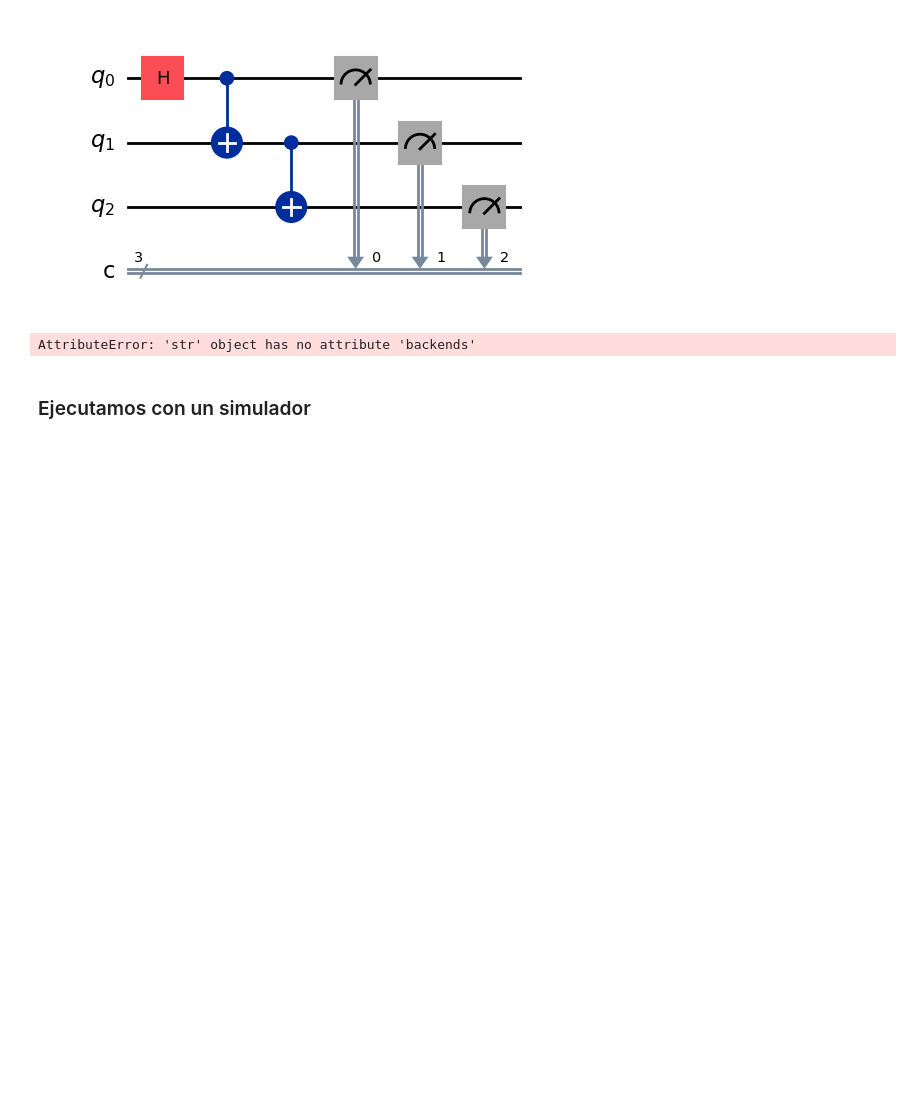
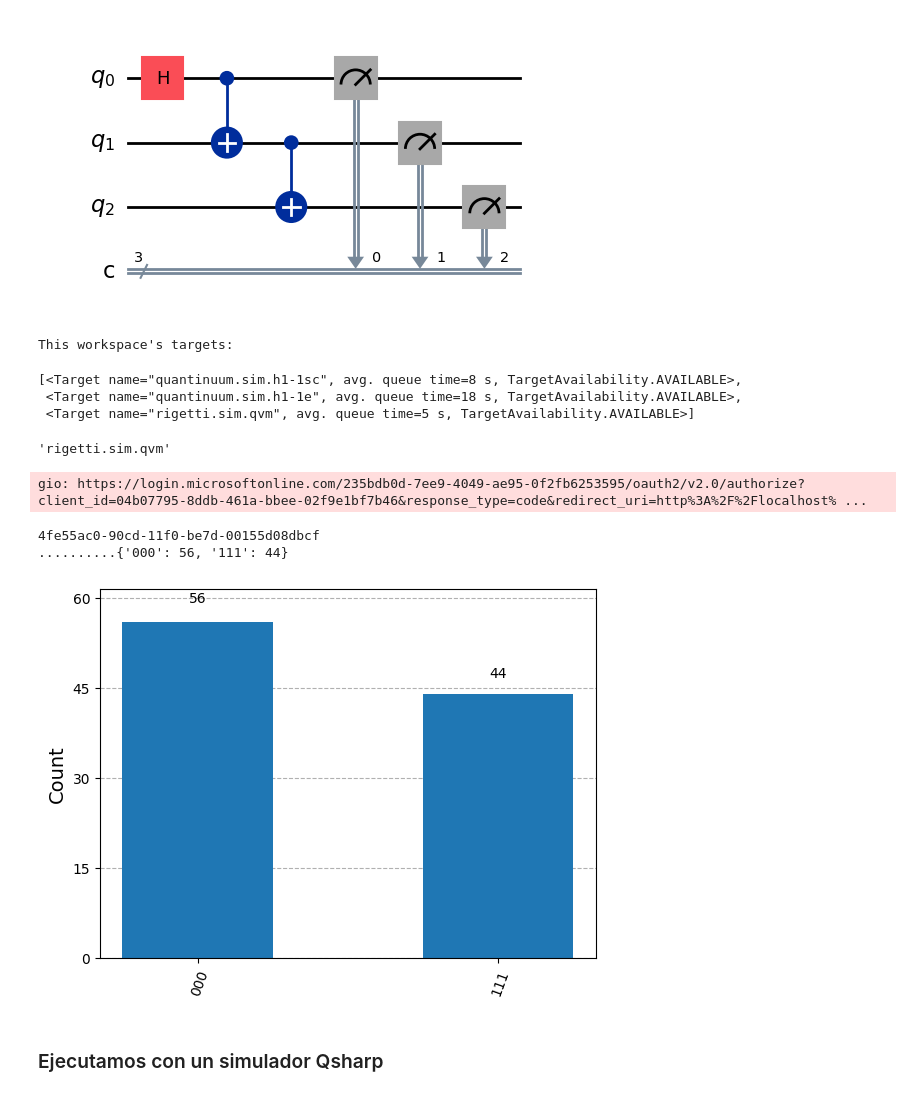
Before and after one commit to imardiego/pruebasQsharpAzureQuantum, a Jupyter notebook: enviarQiskitAzureQuantum.ipynb, the cells around one changed output. Cells and saved outputs as stored; diff of their text form; code cells hidden in the pictures; blank space fills up the shorter version.

```diff
--- a/enviarQiskitAzureQuantum.ipynb
+++ b/enviarQiskitAzureQuantum.ipynb
@@ -41,7 +47,7 @@ from azure.quantum.qiskit import AzureQuantumProvider
 # %%
 workspace = Workspace(
-    resource_id = "", # Add the resourceID of your workspace
-    location = "" # Add the location of your workspace (for example "westus")
+    resource_id = "/subscriptions/0f4027d3-276d-4941-ad53-a9244c367728/resourceGroups/imardiegoAzureQuantumResourcesGroup/providers/Microsoft.Quantum/Workspaces/imardiegoAzureQuantumWorkArea",
+    location = "westeurope"
     )
 
 provider = AzureQuantumProvider(workspace)
@@ -84,8 +65,35 @@ circuit.measure([0,1,2], [0, 1, 2])
 circuit.draw('mpl')
 # %% [output]
 [figure]
+# %%
+MyTargets = workspace.get_targets()
+print("This workspace's targets:")
+MyTargets
+# %% [output]
+This workspace's targets:
+[<Target name="quantinuum.sim.h1-1sc", avg. queue time=8 s, TargetAvailability.AVAILABLE>,
+ <Target name="quantinuum.sim.h1-1e", avg. queue time=18 s, TargetAvailability.AVAILABLE>,
+ <Target name="rigetti.sim.qvm", avg. queue time=5 s, TargetAvailability.AVAILABLE>]
+# %%
+# Selecciono el tercer elemento de la lista de targets: rigetti.sim.qvm
+MyTarget = MyTargets[2]
+MyTarget.name
+# %% [output]
+'rigetti.sim.qvm'
 # %%
-simulator_backend = provider.get_backend("ionq.simulator")
-circuit = transpile(circuit, simulator_backend)
+backend = provider.get_backend(MyTarget.name)
+circuit = transpile(circuit, backend)
+job = backend.run(circuit, shots=100)
+job_id = job.id()
+print(job_id)
+result = job.result()
+counts = result.get_counts(circuit)
+print(counts)
+plot_histogram(counts)
+
+# hacer clic en la url para poder acceder a azure quantum
 # %% [output]
-AttributeError: 'str' object has no attribute 'backends'
+gio: https://login.microsoftonline.com/235bdb0d-7ee9-4049-ae95-0f2fb6253595/oauth2/v2.0/authorize?client_id=04b07795-8ddb-461a-bbee-02f9e1bf7b46&response_type=code&redirect_uri=http%3A%2F%2Flocalhost% ...
+4fe55ac0-90cd-11f0-be7d-00155d08dbcf
+..........{'000': 56, '111': 44}
+[figure, added]
@@ -104,5 +100,5 @@ plot_histogram(counts)
 # %% [markdown]
-### Ejecutamos con un simulador
+### Ejecutamos con un simulador Qsharp
 # %%
 # load the required imports
 from qiskit.circuit.random import random_circuit
```
Also changed, not shown: parts of 46 cells of this notebook.
